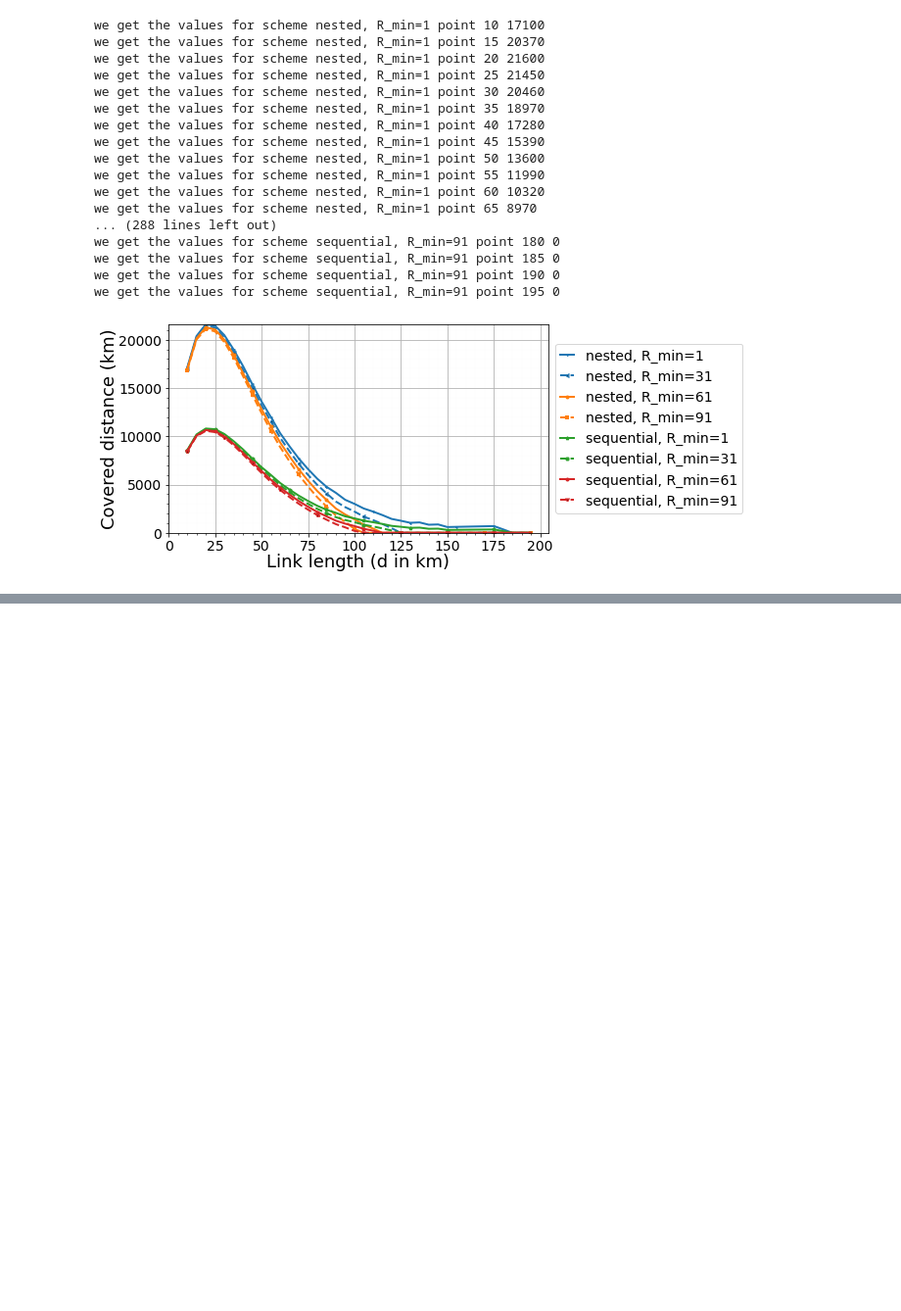
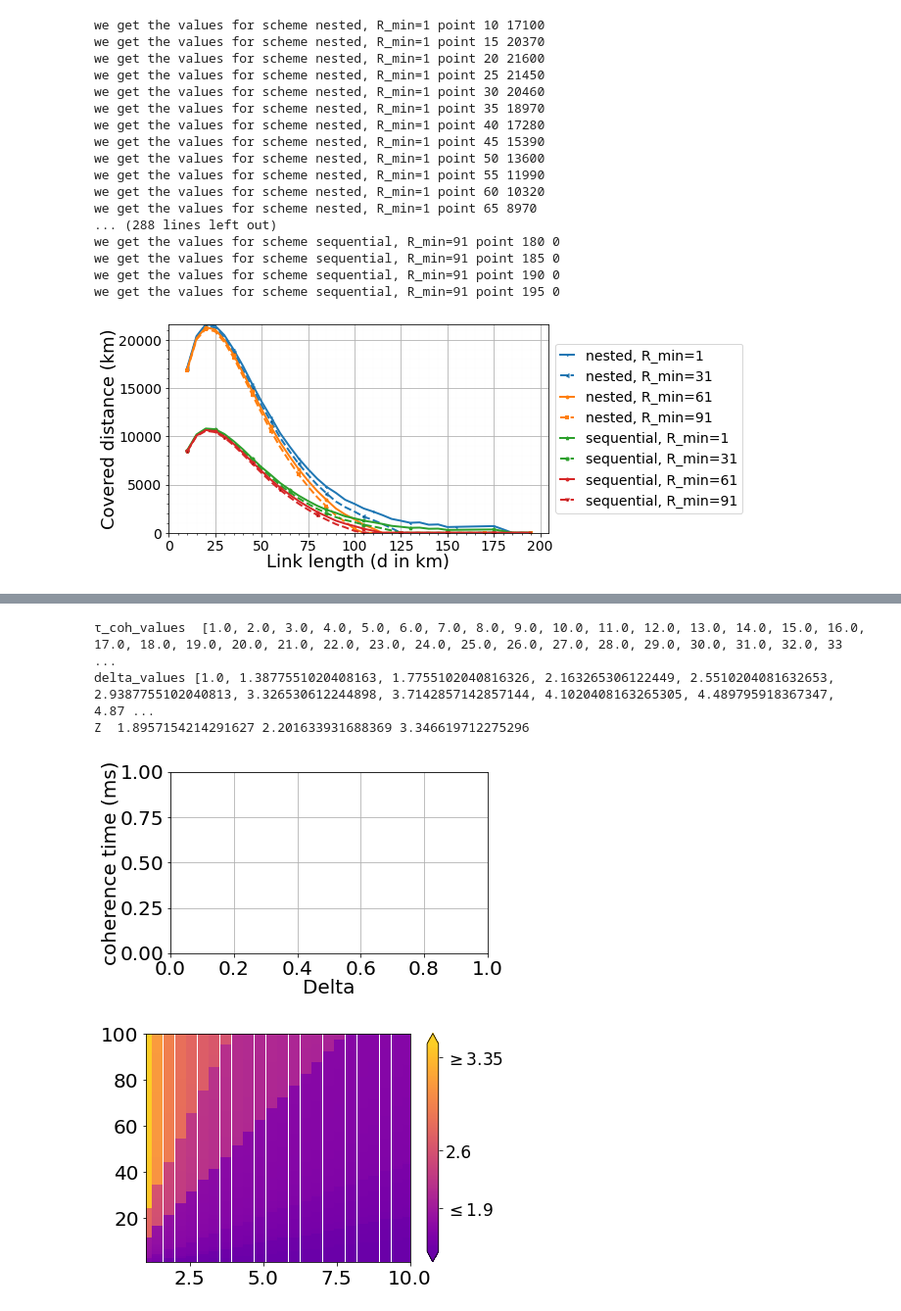
Before and after one commit to pooryousefshahrooz/QSN, a Jupyter notebook: plotting/parsing_and_plotting.ipynb, the cells around one changed output, grey strips where cells are left out. Shown: that part at 98% size. Drawn from its saved outputs; the diff is of its cells as text; code cells hidden in the pictures; blank space fills up the shorter version.

```diff
--- a/plotting/parsing_and_plotting.ipynb
+++ b/plotting/parsing_and_plotting.ipynb
@@ -510,6 +642,7 @@ ploting_simple_y_as_x("Delta (sec)","Ebit rate",
 # with intermediate edge capacity 200 and 400
 # %%
 result_file_path = "../../QSN_results/QSN_results_final_maximizing_rate.csv" #for intermediate edge capacity 100 EPRps
+result_file_path = "../../QSN_results/QSN_results_final_maximizing_rate_doceherence_assumption.csv" #for intermediate edge capacity 100 EPRps
 
 each_coh_delata_ebit  ={}
 τ_coh_values = []
@@ -530,8 +663,8 @@ with open(result_file_path, "r") as f:
         delta = float(line[6])
         objective_value = float(line[7])
         edge_capacity = int(line[8])
-        if  ( t_max in [20] and request_fidelity_threshold in [0.6]  and
-             storage_block_threshold in [0.7] and
+        if  ( t_max in [20] and request_fidelity_threshold in [0.9]  and
+             storage_block_threshold in [0.9] and
            τ_coh <=100 and  delta <= 10 and    edge_capacity in [200] and storage_capacity in [1000]
             ):
             try:
@@ -545,34 +678,40 @@ with open(result_file_path, "r") as f:
                 delta_values.append(delta)
 
 X = []
 Y =[]
 Z = []
 rate_or_utility_values = []
 τ_coh_values.sort()
 delta_values.sort()
 print("τ_coh_values ",τ_coh_values)
 print("delta_values",delta_values)
 
 for delta in delta_values:
     for τ_coh in τ_coh_values:
         if (τ_coh,delta) in each_coh_delata_ebit:
             ebits = each_coh_delata_ebit[τ_coh,delta]
             avg_ebits = sum(ebits)/len(ebits)
             X.append(delta)
             Y.append(τ_coh)
             Z.append(avg_ebits)
 
 print("Z ",min(Z),sum(Z)/len(Z),max(Z))
 plotting_3D("Delta","coherence time (ms)","Ebit rate",
                           20, 20, 20,
                           20, 0, 0,
                           0,0,
                           500,
-                          X,Y,Z,round(min(Z),2),round(sum(Z)/len(Z),2),round(max(Z),2),
+                          X,Y,Z,round(min(Z),2),round(sum(Z)/len(Z),2)+0.4,round(max(Z),2),
                           False,True,
                           False,1,
                           24,"plots/3D_delta_coherence_ebit_rate.pdf",
                           False,3,6,3.6)
+# %% [output]
+τ_coh_values  [1.0, 2.0, 3.0, 4.0, 5.0, 6.0, 7.0, 8.0, 9.0, 10.0, 11.0, 12.0, 13.0, 14.0, 15.0, 16.0, 17.0, 18.0, 19.0, 20.0, 21.0, 22.0, 23.0, 24.0, 25.0, 26.0, 27.0, 28.0, 29.0, 30.0, 31.0, 32.0, 33 ...
+delta_values [1.0, 1.3877551020408163, 1.7755102040816326, 2.163265306122449, 2.5510204081632653, 2.9387755102040813, 3.326530612244898, 3.7142857142857144, 4.1020408163265305, 4.489795918367347, 4.87 ...
+Z  1.8957154214291627 2.201633931688369 3.346619712275296
+[figure, added]
+[figure, added]
 # %%
 import numpy as np
 τ_coh_list = np.linspace(1,2,40)
```
Also changed, not shown: parts of 3 cells of this notebook, 6 other files.
